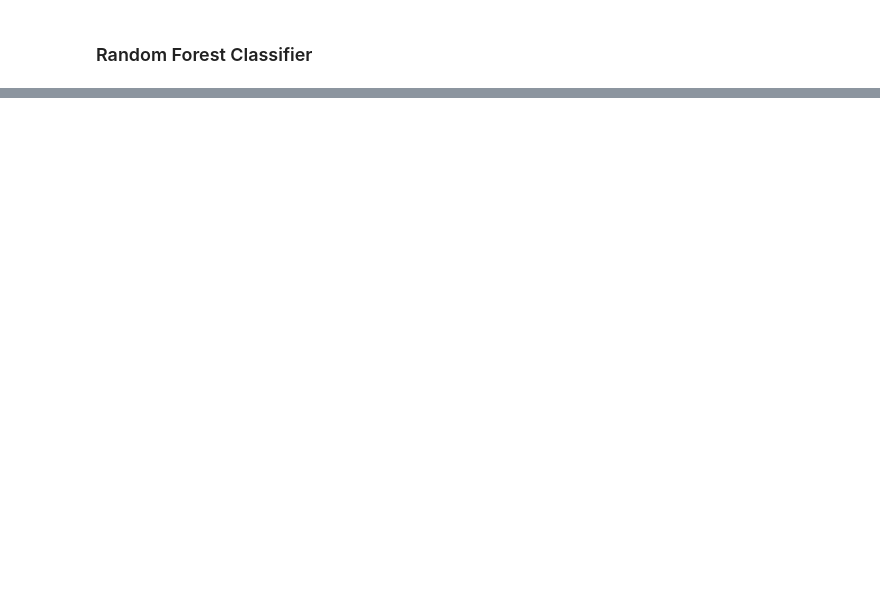
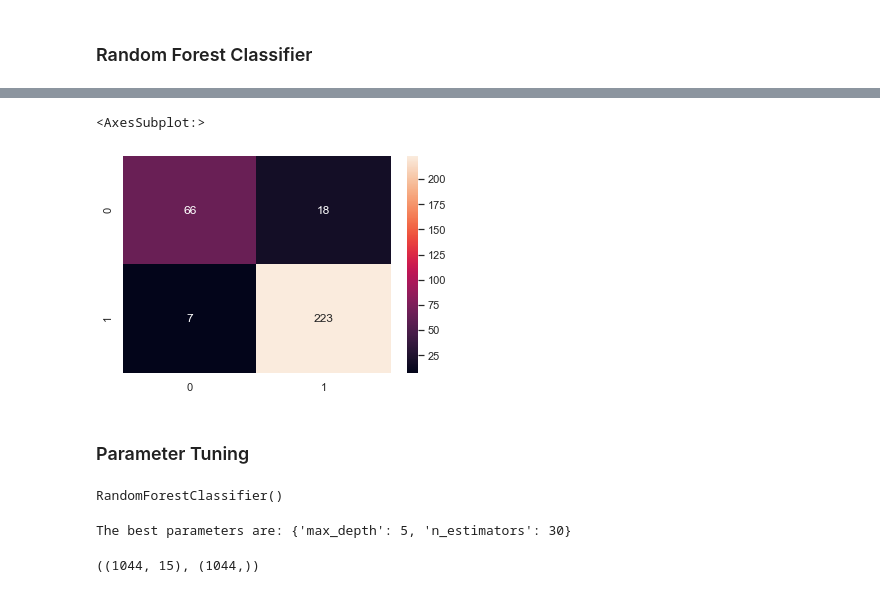
Before and after one commit to jindukwentua/predicting-students-performance, a Jupyter notebook: notebooks/model_prediction.ipynb, the cells around one changed output, grey strips where cells are left out. Cells and saved outputs as stored; diff of their text form; code cells hidden in the pictures; blank space fills up the shorter version.

```diff
--- a/notebooks/model_prediction.ipynb
+++ b/notebooks/model_prediction.ipynb
@@ -123,0 +274,6 @@ sns.heatmap(matrix,annot = True, fmt = "d")
+# %%
+# Selecting only important features and the y variable
+#
+X = X[rf_impo_df.index]
+
+y = y
@@ -123,0 +284,21 @@ sns.heatmap(matrix,annot = True, fmt = "d")
+# %%
+# Splitting the data into training and testing sets
+#
+X_train, X_test, y_train, y_test = train_test_split(X, y, test_size = 0.3, random_state = 101)
+
+# define and configure the model
+model = RandomForestClassifier()
+
+# fit the model
+model.fit(X_train, y_train)
+
+# evaluate the model
+preds = model.predict(X_test)
+print('Accuracy : ',accuracy_score(y_test, preds))
+
+print(f'The accuracy score is: {accuracy_score(y_test, preds)} and the f1 score is {f1_score(y_test, preds)}')
+print(f'The recall score is: {recall_score(y_test, preds)}')
+print('\n')
+print(f'{classification_report(y_test, preds)}')
+matrix = confusion_matrix(y_test, preds)
+print(matrix)
@@ -123,0 +322,39 @@ sns.heatmap(matrix,annot = True, fmt = "d")
+# %%
+sns.heatmap(matrix,annot = True, fmt = "d")
+# %% [output]
+<AxesSubplot:>
+[figure, added]
+# %% [markdown]
+### Parameter Tuning
+# %%
+# Previewing the parameters to tune
+#
+RandomForestClassifier()
+# %% [output]
+RandomForestClassifier()
+# %%
+# Creating a dictionary of parameters to tune
+#
+params = {'n_estimators': [10, 20, 30, 50, 100],
+         'max_depth': [1, 2, 3, 4, 5]}
+
+# Setting the number of folds to 10 and instantiating the model
+#
+kfold = KFold(n_splits=10, shuffle=True)
+model = RandomForestClassifier()
+
+search = GridSearchCV(model, param_grid=params, scoring = 'f1', cv = kfold)
+
+# Fitting the grid search with the X and the y variables
+#
+search.fit(X, y)
+
+# Checking for the best parameters
+#
+print(f'The best parameters are: {search.best_params_}')
+# %% [output]
+The best parameters are: {'max_depth': 5, 'n_estimators': 30}
+# %%
+X.shape, y.shape
+# %% [output]
+((1044, 15), (1044,))
```
Also changed, not shown: parts of 34 cells of this notebook, 2 other files.
